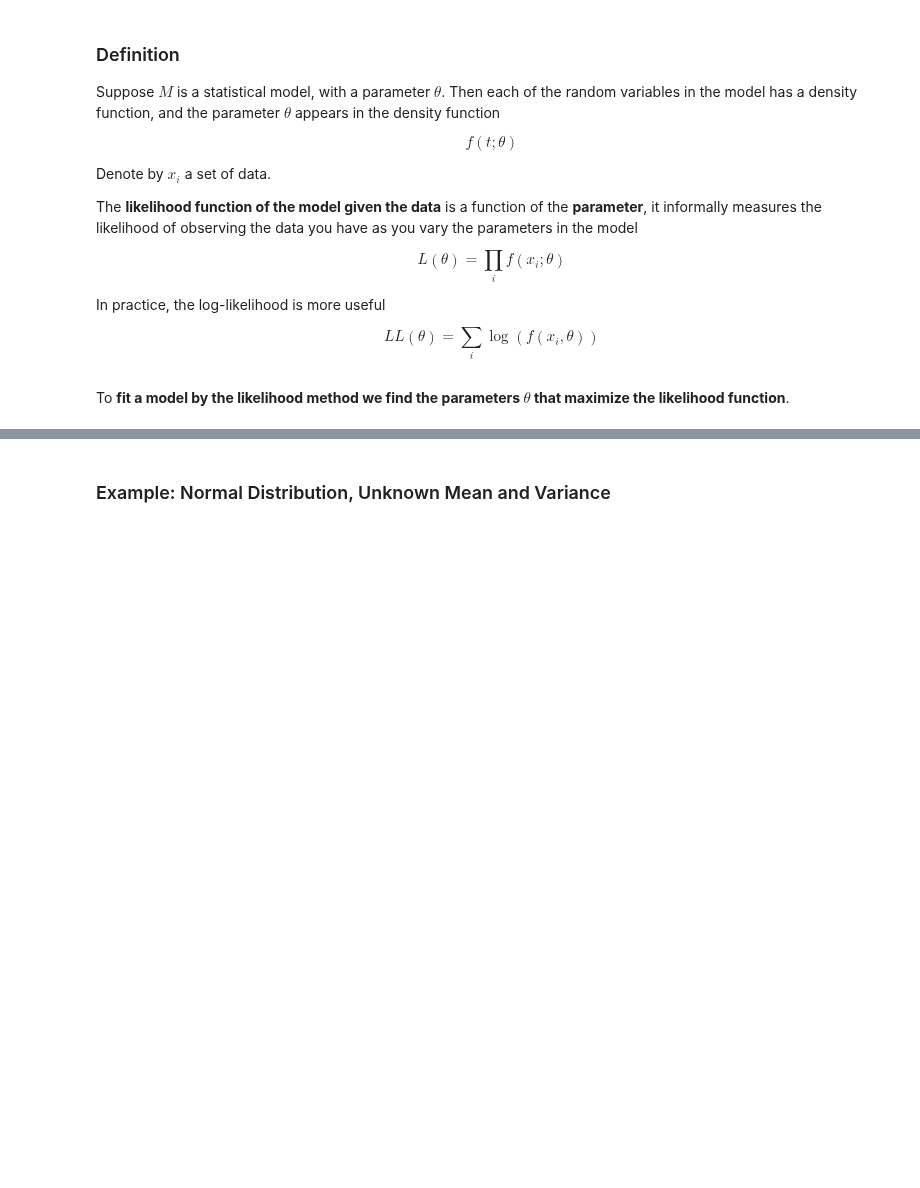
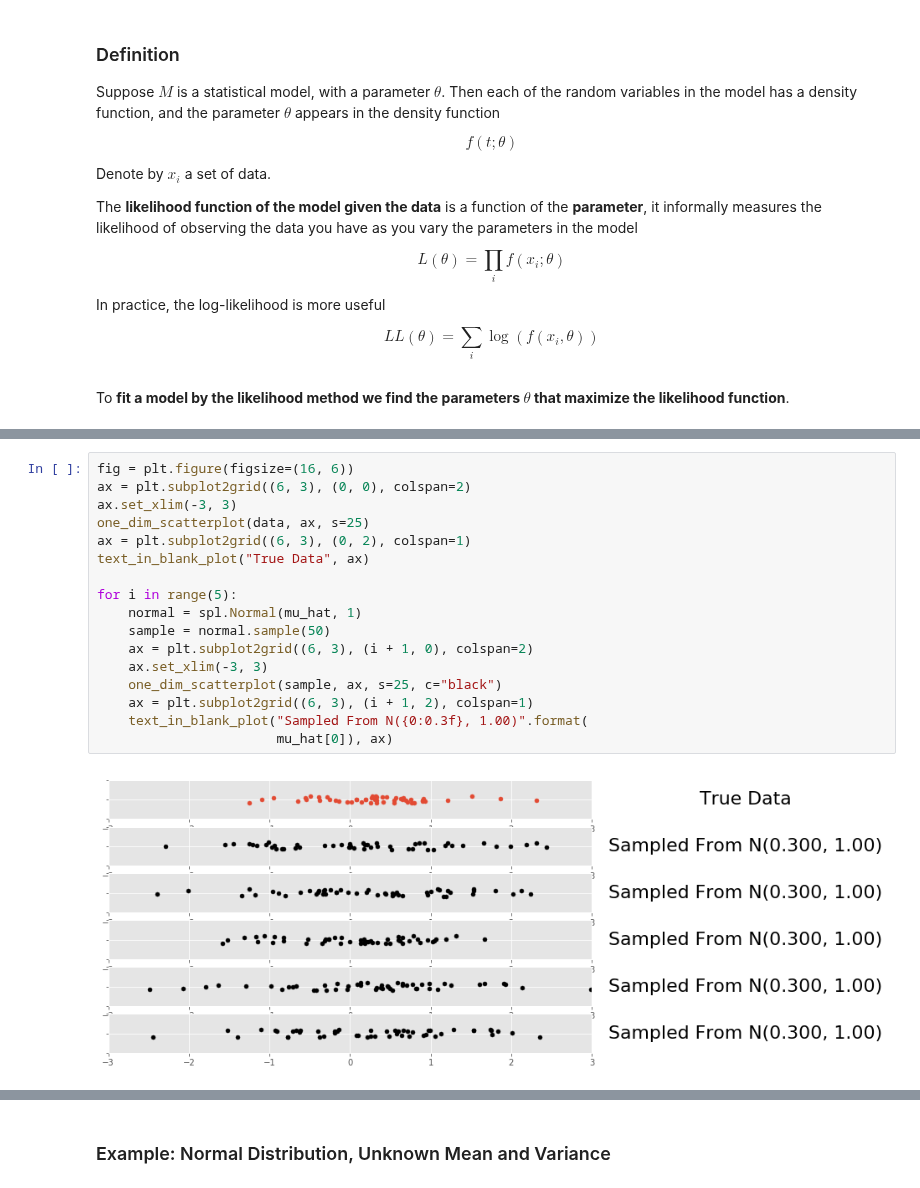
Before and after one commit to wmarshall484/DSI_LECTURES_2, a Jupyter notebook: estimation-sampling/matt_drury/estimation.ipynb, the cells around one changed output, grey strips where cells are left out. Drawn from its saved outputs; the diff is of its cells as text; blank space fills up the shorter version.

```diff
--- a/estimation-sampling/matt_drury/estimation.ipynb
+++ b/estimation-sampling/matt_drury/estimation.ipynb
@@ -652,0 +451,19 @@ To **fit a model by the likelihood method we find the parameters $\theta$ that m
+# %%
+fig = plt.figure(figsize=(16, 6))
+ax = plt.subplot2grid((6, 3), (0, 0), colspan=2)
+ax.set_xlim(-3, 3)
+one_dim_scatterplot(data, ax, s=25)
+ax = plt.subplot2grid((6, 3), (0, 2), colspan=1)
+text_in_blank_plot("True Data", ax)
+
+for i in range(5):
+    normal = spl.Normal(mu_hat, 1)
+    sample = normal.sample(50)
+    ax = plt.subplot2grid((6, 3), (i + 1, 0), colspan=2)
+    ax.set_xlim(-3, 3)
+    one_dim_scatterplot(sample, ax, s=25, c="black")
+    ax = plt.subplot2grid((6, 3), (i + 1, 2), colspan=1)
+    text_in_blank_plot("Sampled From N({0:0.3f}, 1.00)".format(
+                       mu_hat[0]), ax)
+# %% [output]
+[figure, added]
```
Also changed, not shown: parts of 68 cells of this notebook.
